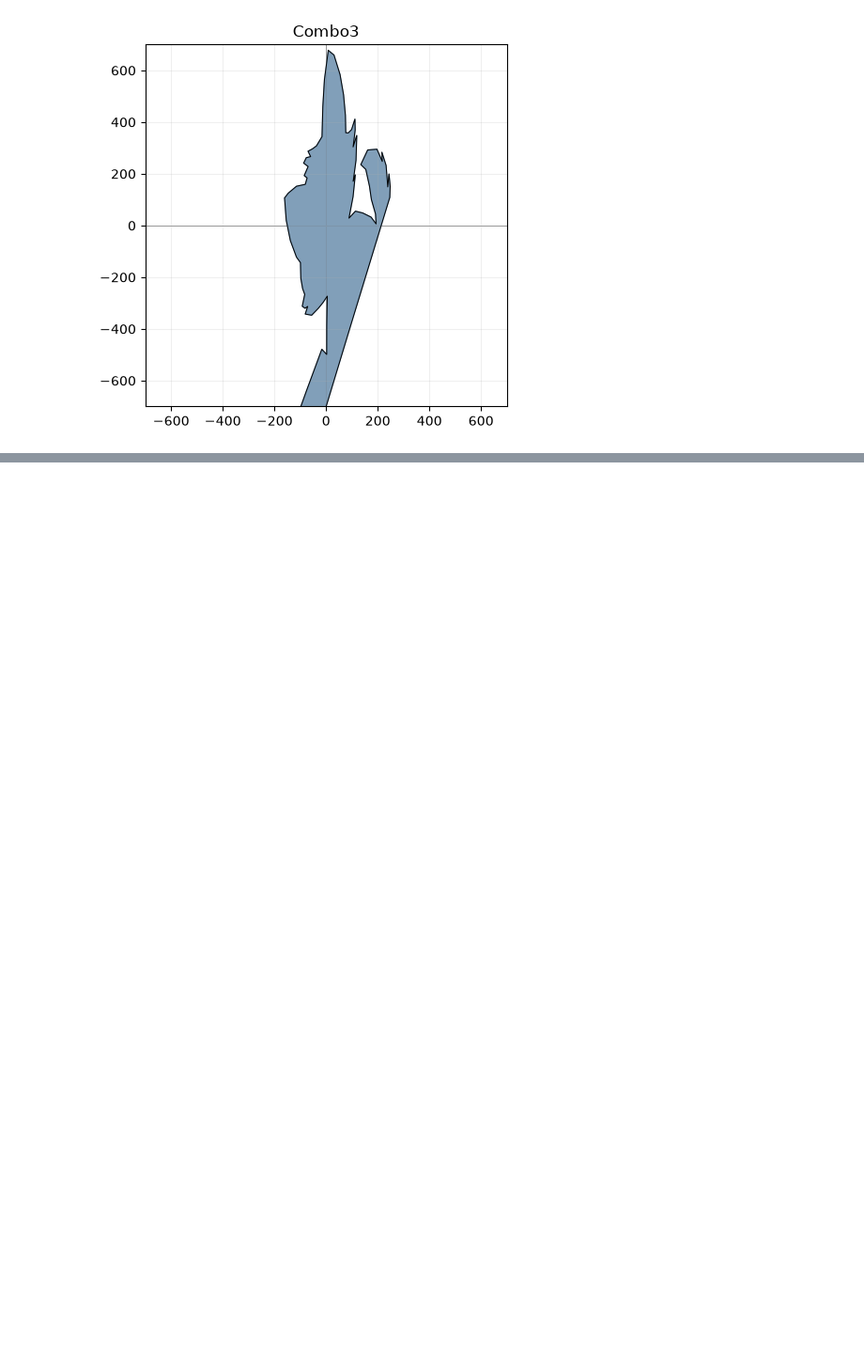
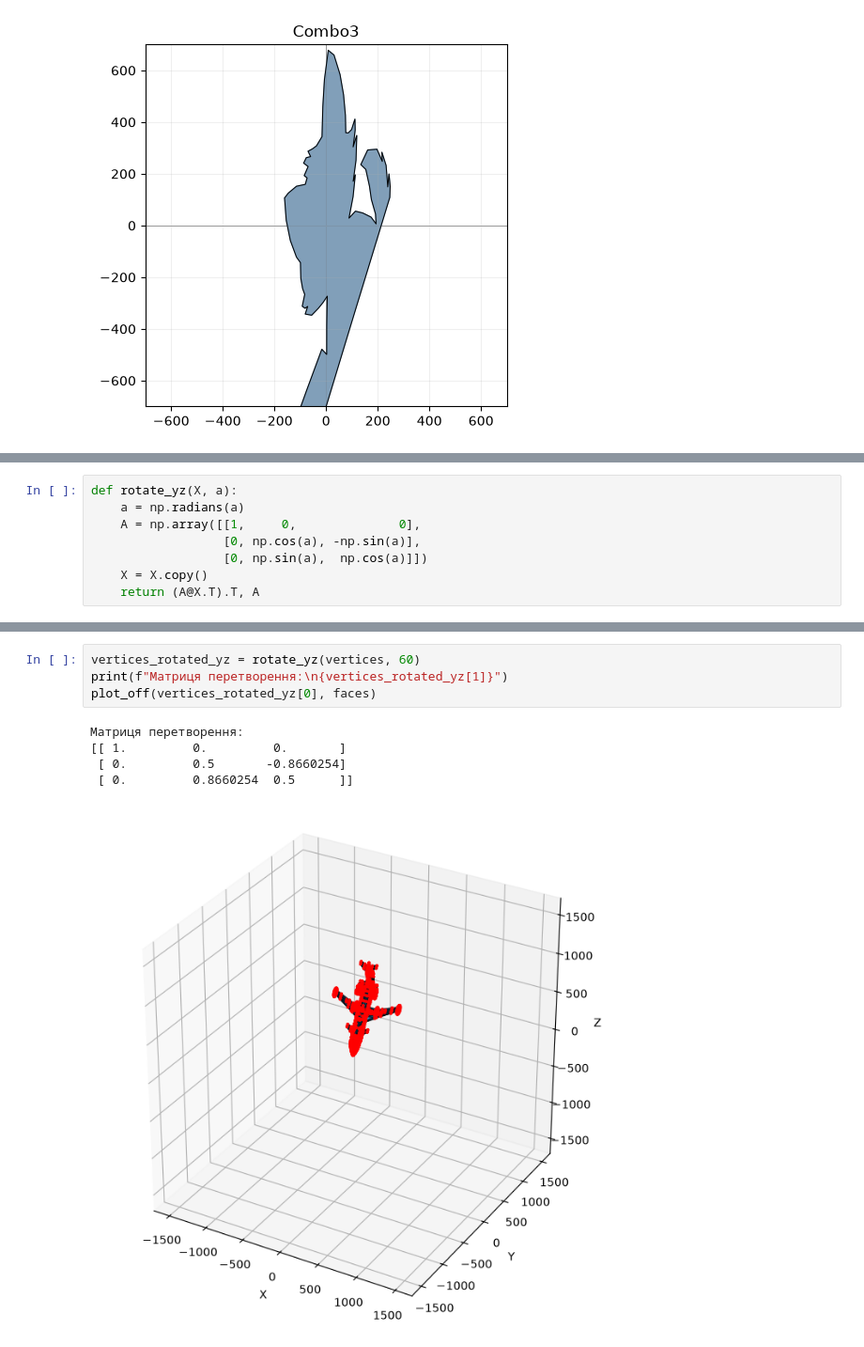
Before and after one commit to CPTshkarpetka/ALA_Lab1, a Jupyter notebook: lab1.ipynb, the cells around one changed output, grey strips where cells are left out. Shown at 94% size. Cells and saved outputs as stored; diff of their text form; blank space fills up the shorter version.

```diff
--- a/lab1.ipynb
+++ b/lab1.ipynb
@@ -174,0 +285,8 @@ plt.show()
+# %%
+def rotate_yz(X, a):
+    a = np.radians(a)
+    A = np.array([[1,     0,              0],
+                  [0, np.cos(a), -np.sin(a)],
+                  [0, np.sin(a),  np.cos(a)]])
+    X = X.copy()
+    return (A@X.T).T, A
@@ -174,0 +311,10 @@ plt.show()
+# %%
+vertices_rotated_yz = rotate_yz(vertices, 60)
+print(f"Матриця перетворення:\n{vertices_rotated_yz[1]}")
+plot_off(vertices_rotated_yz[0], faces)
+# %% [output]
+Матриця перетворення:
+[[ 1.         0.         0.       ]
+ [ 0.         0.5       -0.8660254]
+ [ 0.         0.8660254  0.5      ]]
+[figure, added]
```
Also changed, not shown: parts of 18 cells of this notebook.
